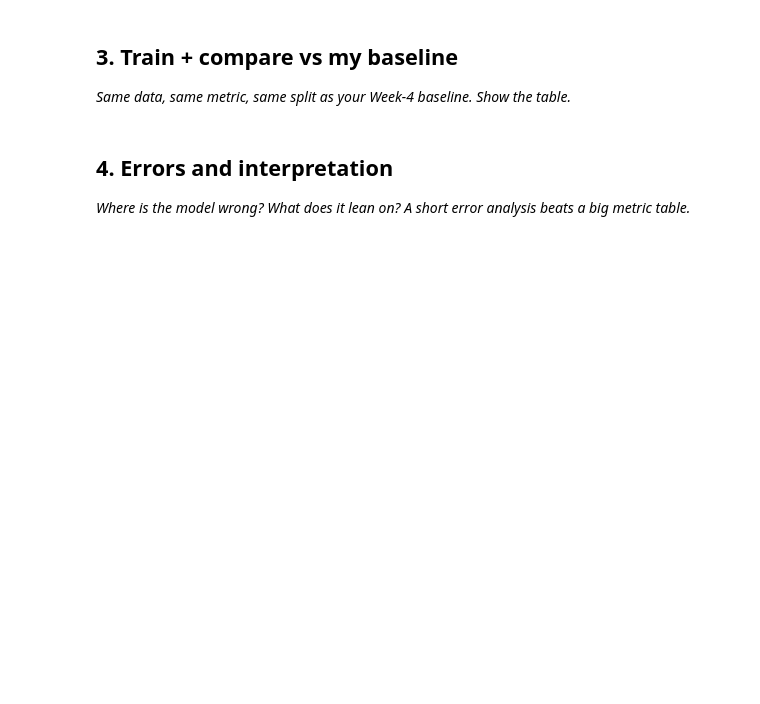
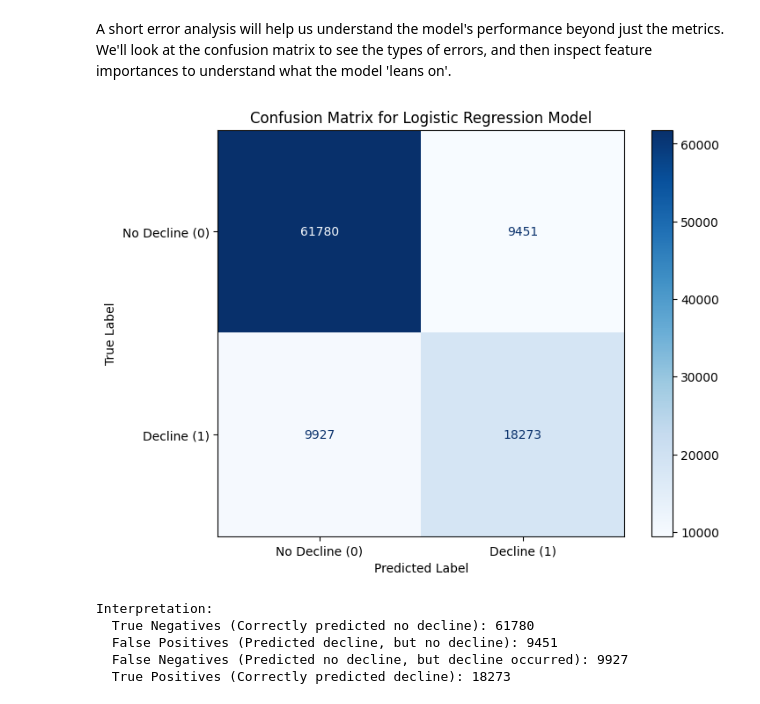
Before and after one commit to satyamgupta04/week1, a Jupyter notebook: work/notebooks/w05_model.ipynb, the cells around one changed output. Cells and saved outputs as stored; diff of their text form; code cells hidden in the pictures; blank space fills up the shorter version.

```diff
--- a/work/notebooks/w05_model.ipynb
+++ b/work/notebooks/w05_model.ipynb
@@ -19,0 +435,17 @@ This skeleton is yours to fill. Work the sections **in order** — each one has
+# %%
+# Make predictions on the test set
+y_pred = model.predict(X_test)
+y_proba = model.predict_proba(X_test)[:, 1]
+
+# Evaluate the model
+print("\nClassification Report on Test Set:")
+print(classification_report(y_test, y_pred))
+
+# Calculate ROC AUC
+roc_auc = roc_auc_score(y_test, y_proba)
+print(f"ROC AUC Score on Test Set: {roc_auc:.4f}")
+
+# Calculate Precision-Recall AUC
+precision, recall, _ = precision_recall_curve(y_test, y_proba)
+pr_auc = auc(recall, precision)
+print(f"Precision-Recall AUC Score on Test Set: {pr_auc:.4f}")
@@ -20,7 +531,5 @@ This skeleton is yours to fill. Work the sections **in order** — each one has
+# %% [markdown]
+A short error analysis will help us understand the model's performance beyond just the metrics. We'll look at the confusion matrix to see the types of errors, and then inspect feature importances to understand what the model 'leans on'.
 # %%
 # This cell is for CODE (numbers, a query, a check).
 # Write your text answer in the cell ABOVE this one — typing sentences here breaks Run All.
-# %% [markdown]
-## 3. Train + compare vs my baseline
-
-*Same data, same metric, same split as your Week-4 baseline. Show the table.*
@@ -30,4 +535,0 @@ This skeleton is yours to fill. Work the sections **in order** — each one has
-# %% [markdown]
-## 4. Errors and interpretation
-
-*Where is the model wrong? What does it lean on? A short error analysis beats a big metric table.*
@@ -36,0 +536,29 @@ This skeleton is yours to fill. Work the sections **in order** — each one has
+# %%
+from sklearn.metrics import confusion_matrix, ConfusionMatrixDisplay
+import matplotlib.pyplot as plt
+
+# Compute the confusion matrix
+cm = confusion_matrix(y_test, y_pred)
+
+# Display the confusion matrix
+fig, ax = plt.subplots(figsize=(8, 6))
+display_cm = ConfusionMatrixDisplay(confusion_matrix=cm, display_labels=['No Decline (0)', 'Decline (1)'])
+display_cm.plot(cmap=plt.cm.Blues, ax=ax)
+plt.title('Confusion Matrix for Logistic Regression Model')
+plt.xlabel('Predicted Label')
+plt.ylabel('True Label')
+plt.grid(False)
+plt.show()
+
+print("Interpretation:")
+print(f"  True Negatives (Correctly predicted no decline): {cm[0, 0]}")
+print(f"  False Positives (Predicted decline, but no decline): {cm[0, 1]})")
+print(f"  False Negatives (Predicted no decline, but decline occurred): {cm[1, 0]})")
+print(f"  True Positives (Correctly predicted decline): {cm[1, 1]})")
+# %% [output]
+[figure, added]
+Interpretation:
+  True Negatives (Correctly predicted no decline): 61780
+  False Positives (Predicted decline, but no decline): 9451
+  False Negatives (Predicted no decline, but decline occurred): 9927
+  True Positives (Correctly predicted decline): 18273
```
Also changed, not shown: parts of 28 cells of this notebook.
